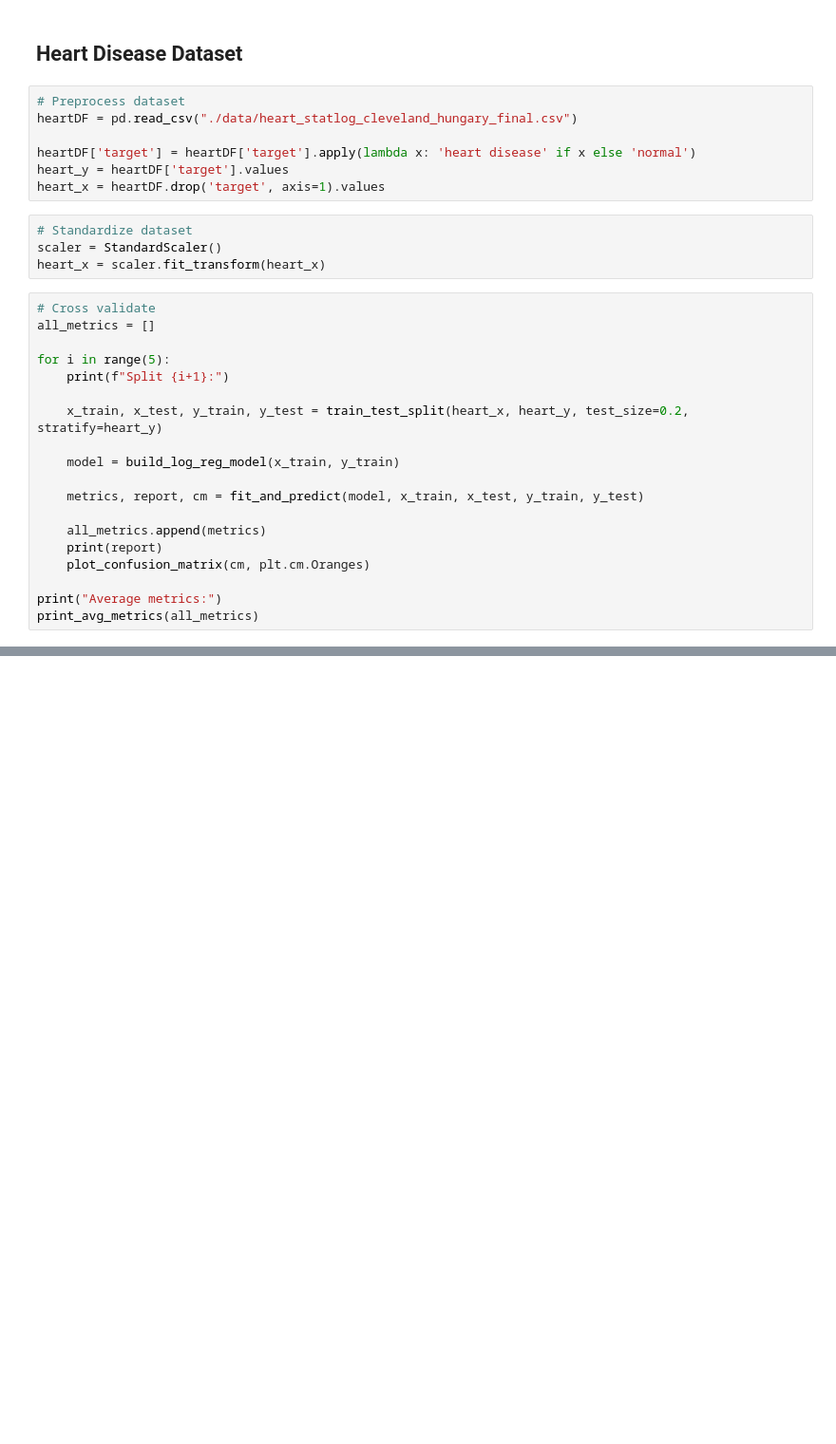
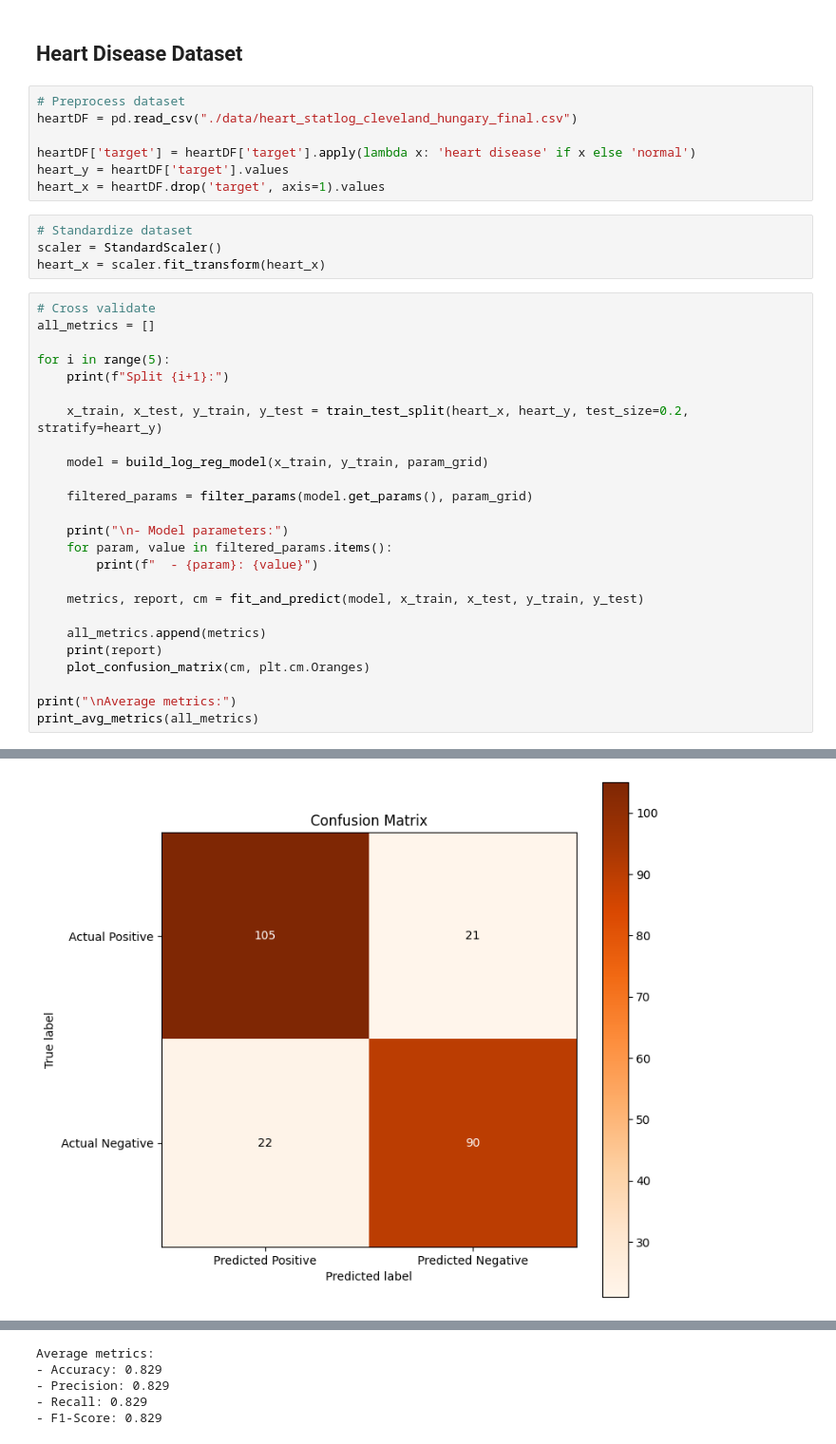
Before and after one commit to arielarevalo/ci0148, a Jupyter notebook: proyecto_1/regresion_logistica.ipynb, the cells around one changed output, grey strips where cells are left out. Shown at 95% size. Cells and saved outputs as stored; diff of their text form; blank space fills up the shorter version.

```diff
--- a/proyecto_1/regresion_logistica.ipynb
+++ b/proyecto_1/regresion_logistica.ipynb
@@ -63,7 +181,13 @@ for i in range(5):
 
     x_train, x_test, y_train, y_test = train_test_split(heart_x, heart_y, test_size=0.2, stratify=heart_y)
 
-    model = build_log_reg_model(x_train, y_train)
+    model = build_log_reg_model(x_train, y_train, param_grid)
+
+    filtered_params = filter_params(model.get_params(), param_grid)
+
+    print("\n- Model parameters:")
+    for param, value in filtered_params.items():
+        print(f"  - {param}: {value}")
 
     metrics, report, cm = fit_and_predict(model, x_train, x_test, y_train, y_test)
 
@@ -71,5 +195,6 @@ for i in range(5):
     print(report)
     plot_confusion_matrix(cm, plt.cm.Oranges)
 
-print("Average metrics:")
+print("\nAverage metrics:")
 print_avg_metrics(all_metrics)
+# %% [output]
@@ -75,0 +217 @@ print_avg_metrics(all_metrics)
+[figure, added]
@@ -75,0 +286,5 @@ print_avg_metrics(all_metrics)
+Average metrics:
+- Accuracy: 0.829
+- Precision: 0.829
+- Recall: 0.829
+- F1-Score: 0.829
```
Also changed, not shown: parts of 3 cells of this notebook, 1 other file.
